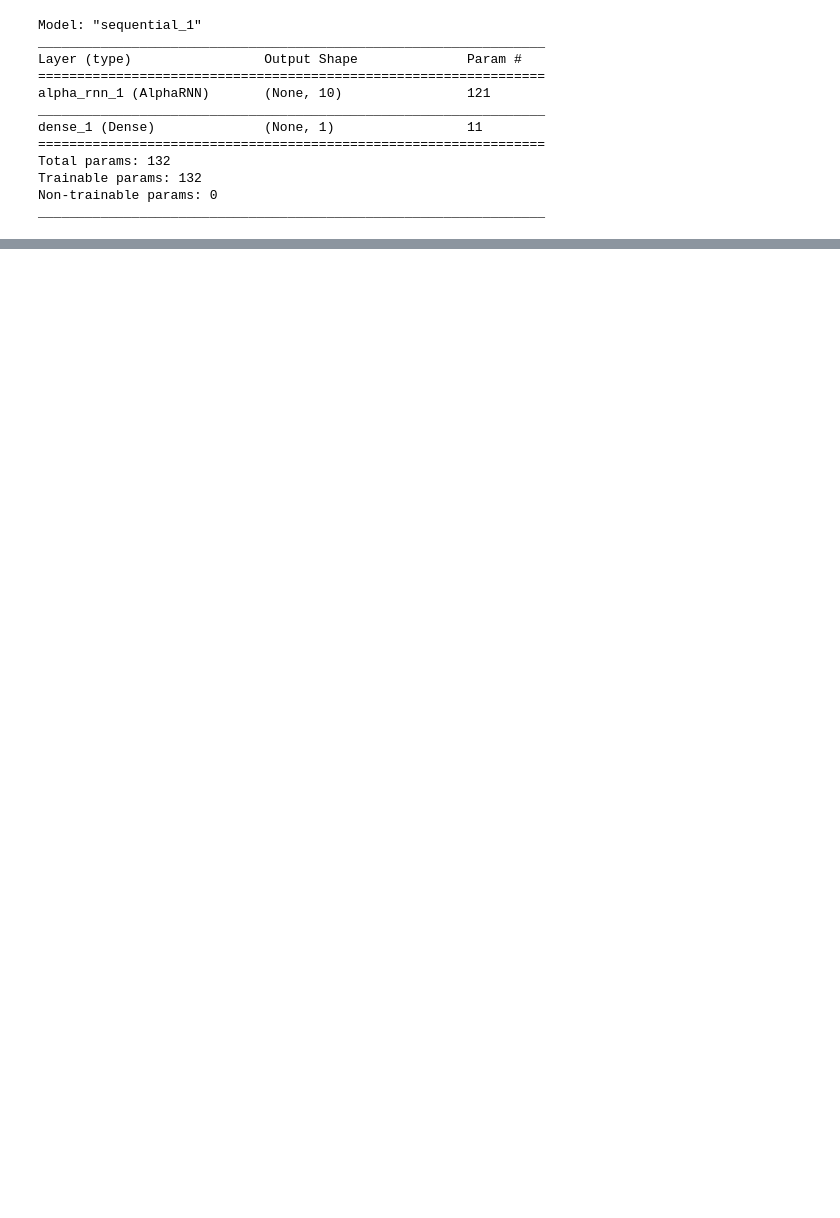
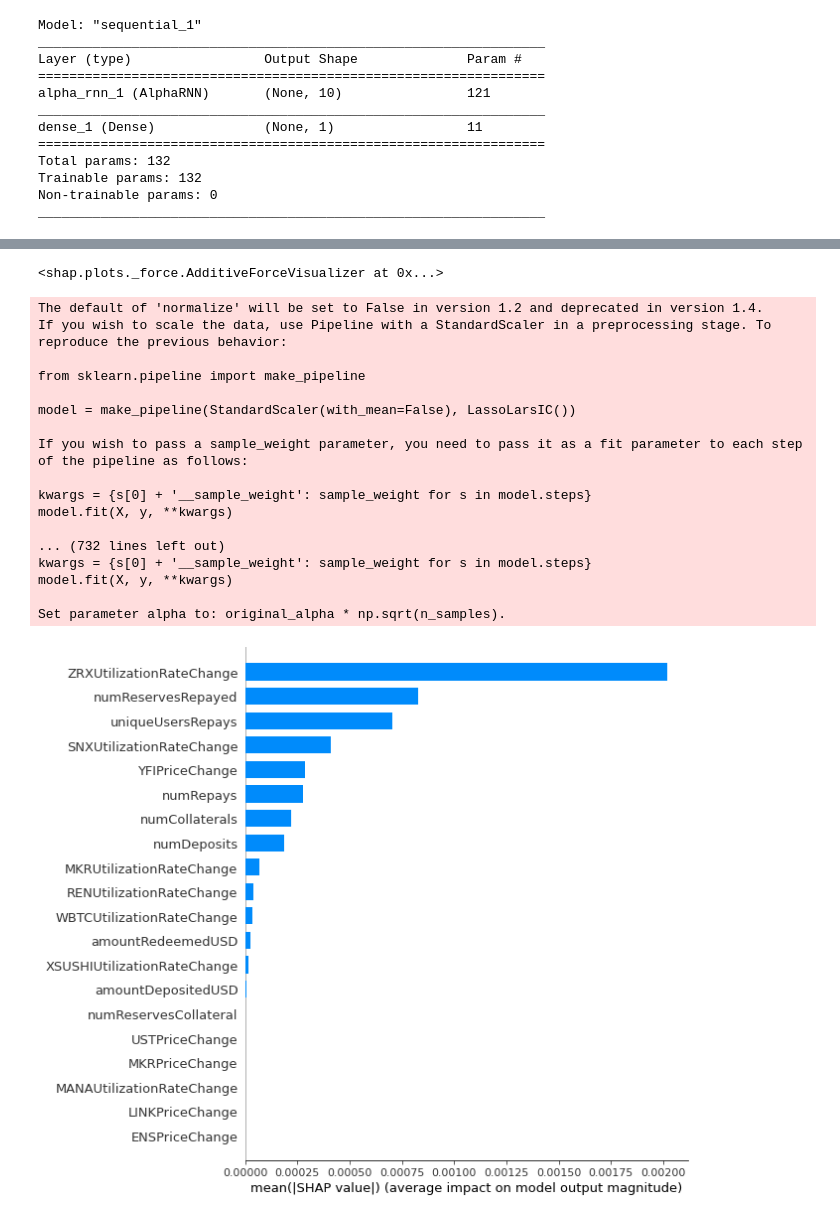
Before and after one commit to aaronmicahgreen/AAVE-Token-Tracking, a Jupyter notebook: alpha-rnn/alpha-rnn.ipynb, the cells around one changed output, grey strips where cells are left out. Saved outputs shown, nothing was run; the diff lists cells and outputs as text; code cells hidden in the pictures; blank space fills up the shorter version.

Commit message:
added Shapley Values

```diff
--- a/alpha-rnn/alpha-rnn.ipynb
+++ b/alpha-rnn/alpha-rnn.ipynb
@@ -177,6 +177,12 @@ fig.update_yaxes(title="Price (USD)")
 shap.initjs()
 # %% [output]
 [interactive output not drawn]
-# %%
-def f(X):
-    return model.predict([X[i].reshape([1, X.shape[1], 1]) for i in range(X.shape[1])]).flatten()
+# %%
+def f(X):
+    # X - A DataFrame
+    predictions = []
+    for i in range(0,len(X)):
+        row =  np.array(X)[i]
+        row = np.reshape(row, (1, row.shape[0], 1))
+        predictions.append(model.predict(row)[0][0])
+    return np.array(predictions)
@@ -182,0 +206,27 @@ def f(X):
+# %%
+shap.force_plot(explainer.expected_value, shap_values, X_train.iloc[299,:])
+# %% [output]
+<shap.plots._force.AdditiveForceVisualizer at 0x...>
+# %%
+explainer = shap.KernelExplainer(f, X_test.iloc[:50])
+shap_values = explainer.shap_values(X_test.iloc[:50])
+shap.summary_plot(shap_values, X_test, plot_type="bar")
+# %% [output]
+The default of 'normalize' will be set to False in version 1.2 and deprecated in version 1.4.
+If you wish to scale the data, use Pipeline with a StandardScaler in a preprocessing stage. To reproduce the previous behavior:
+
+from sklearn.pipeline import make_pipeline
+
+model = make_pipeline(StandardScaler(with_mean=False), LassoLarsIC())
+
+If you wish to pass a sample_weight parameter, you need to pass it as a fit parameter to each step of the pipeline as follows:
+
+kwargs = {s[0] + '__sample_weight': sample_weight for s in model.steps}
+model.fit(X, y, **kwargs)
+
+... (732 lines left out)
+kwargs = {s[0] + '__sample_weight': sample_weight for s in model.steps}
+model.fit(X, y, **kwargs)
+
+Set parameter alpha to: original_alpha * np.sqrt(n_samples).
+[figure, added]
```
Also changed, not shown: parts of 3 cells of this notebook, 1 other file.
